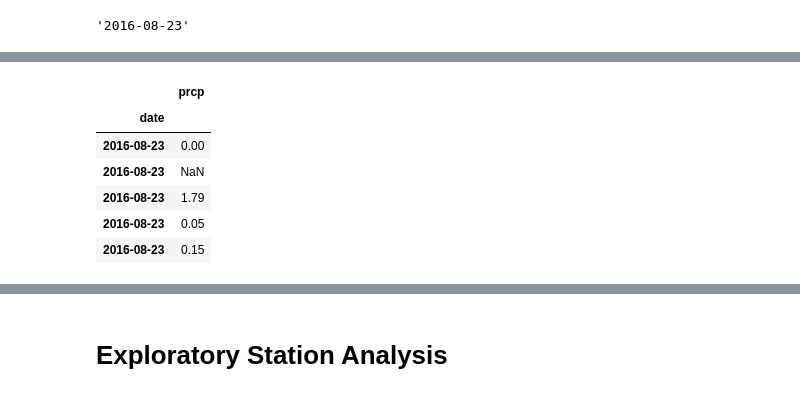
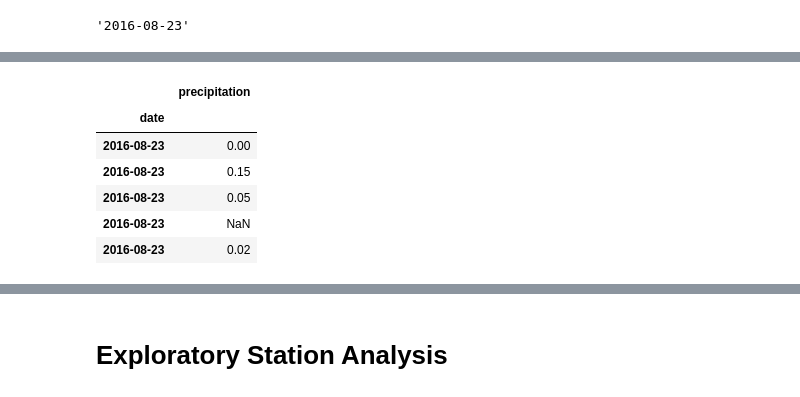
Before and after one commit to Yelemam/sqlalchemy-challenge, a Jupyter notebook: SurfsUP/Starter_Code/climate_starter.ipynb, the cells around one changed output, grey strips where cells are left out. Drawn from its saved outputs; the diff is of its cells as text; code cells hidden in the pictures.

```diff
--- a/SurfsUP/Starter_Code/climate_starter.ipynb
+++ b/SurfsUP/Starter_Code/climate_starter.ipynb
@@ -46,9 +46,8 @@ session = Session(engine)
 # Exploratory Precipitation Analysis
 # %%
 # Find the most recent date in the data set.
-recent_date = session.query(Measurement.date).order_by(Measurement.date.desc()).first()
-
-print("The most recent date in the dataset is:", recent_date[0])
+recent_date = session.query(func.max(Measurement.date)).scalar()
+print("The most recent date in the dataset is:", recent_date)
 # %% [output]
 The most recent date in the dataset is: 2017-08-23
 # %%
@@ -90,13 +83,8 @@ query_date
 # %% [output]
 '2016-08-23'
 # %%
-# Define query_date to use in the plot title
-# query_date = '2016-08-23'
-
 # Perform a query to retrieve the data and precipitation scores
-
-last_year = session.query(Measurement.date, Measurement.prcp).\
-            filter(Measurement.date >= '2016-08-23').all()
-last_year
+results = session.query(Measurement.date, Measurement.prcp).filter(Measurement.date >= query_date).order_by(Measurement.date).all()
+results
 # %% [output]
 [('2016-08-23', 0.0),
@@ -118,8 +106,11 @@ last_year
  ...]
 # %%
 # Save the query results as a Pandas DataFrame. Explicitly set the column names
+df = pd.DataFrame(results, columns=['date', 'precipitation'])
+df['date'] = pd.to_datetime(df['date'])
+df.set_index('date', inplace=True)
 
-last_year_df = pd.DataFrame(last_year)
-last_year_df = last_year_df.set_index("date")
-last_year_df.head()
+# Sort the dataframe by date
+df = df.sort_index()
+df
 # %% [output]
@@ -133,13 +131,13 @@ last_year_df.head()
 # %%
 # Sort the dataframe by date
 
-sorted_df = last_year_df.sort_values(by = "date")
-sorted_df.head()
+date_df = df.sort_values(by = "date")
+date_df.head()
 # %% [output]
-|  | prcp |
+|  | precipitation |
 | date |  |
 | 2016-08-23 | 0.00 |
+| 2016-08-23 | 0.15 |
+| 2016-08-23 | 0.05 |
 | 2016-08-23 | NaN |
-| 2016-08-23 | 1.79 |
-| 2016-08-23 | 0.05 |
-| 2016-08-23 | 0.15 |
+| 2016-08-23 | 0.02 |
```
Also changed, not shown: parts of 12 cells of this notebook, 1 other file.
